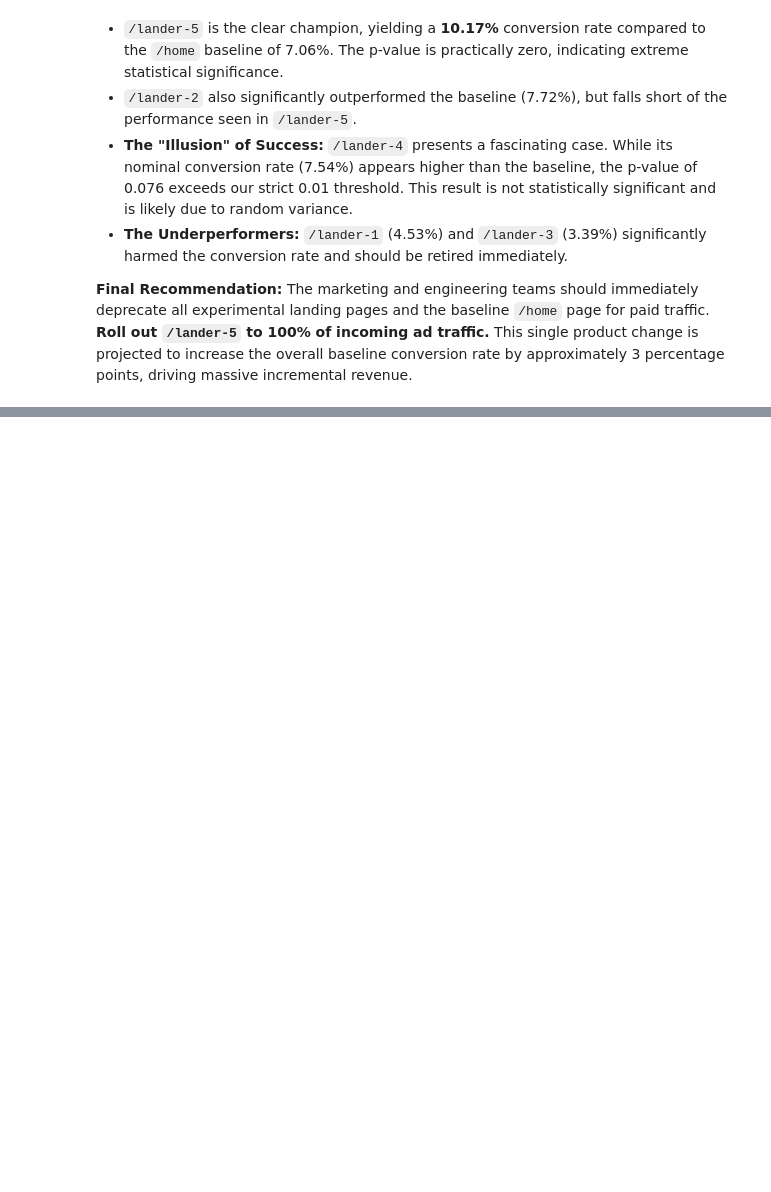
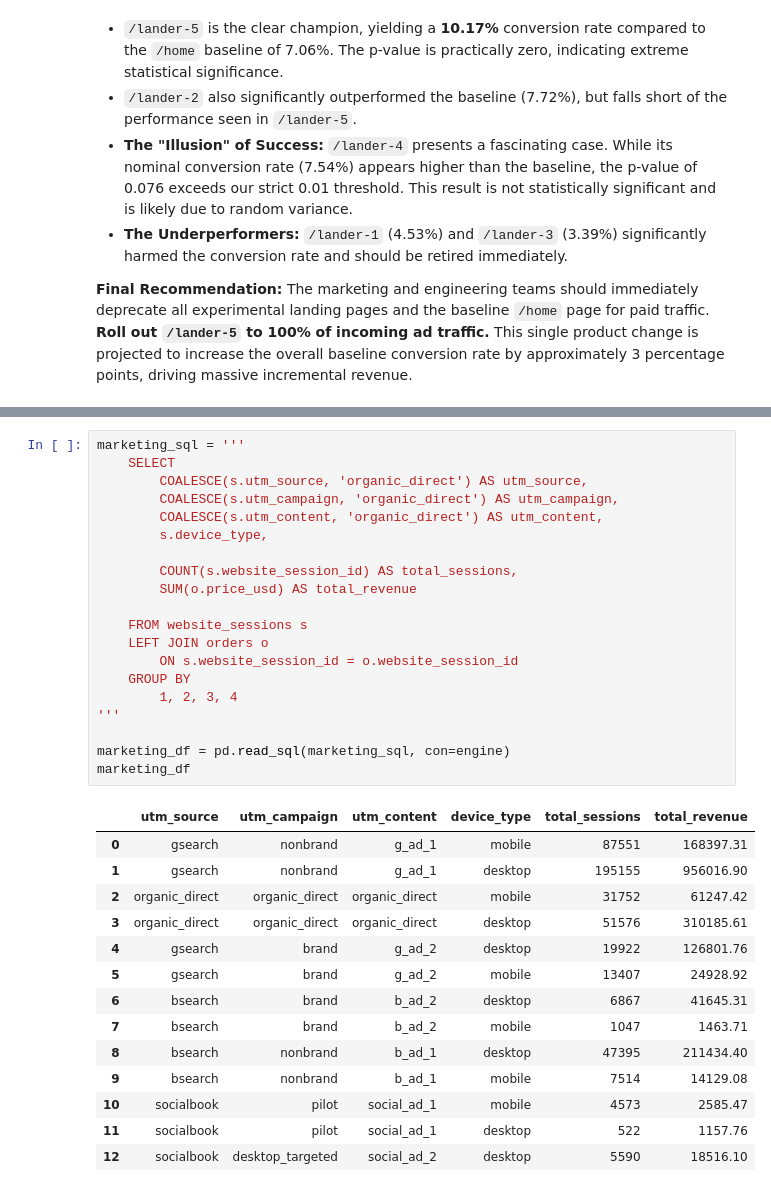
Before and after one commit to Kapustuch/FuzzyFactory-Ecommerce-Analytics, a Jupyter notebook: e-commerce.ipynb, the cells around one changed output, grey strips where cells are left out. Drawn from its saved outputs; the diff is of its cells as text; blank space fills up the shorter version.

```diff
--- a/e-commerce.ipynb
+++ b/e-commerce.ipynb
@@ -584,0 +599,35 @@ The marketing and engineering teams should immediately deprecate all experimenta
+# %%
+marketing_sql = '''
+    SELECT
+        COALESCE(s.utm_source, 'organic_direct') AS utm_source,
+        COALESCE(s.utm_campaign, 'organic_direct') AS utm_campaign,
+        COALESCE(s.utm_content, 'organic_direct') AS utm_content,
+        s.device_type,
+
+        COUNT(s.website_session_id) AS total_sessions,
+        SUM(o.price_usd) AS total_revenue
+
+    FROM website_sessions s
+    LEFT JOIN orders o
+        ON s.website_session_id = o.website_session_id
+    GROUP BY
+        1, 2, 3, 4
+'''
+
+marketing_df = pd.read_sql(marketing_sql, con=engine)
+marketing_df
+# %% [output]
+|  | utm_source | utm_campaign | utm_content | device_type | total_sessions | total_revenue |
+| 0 | gsearch | nonbrand | g_ad_1 | mobile | 87551 | 168397.31 |
+| 1 | gsearch | nonbrand | g_ad_1 | desktop | 195155 | 956016.90 |
+| 2 | organic_direct | organic_direct | organic_direct | mobile | 31752 | 61247.42 |
+| 3 | organic_direct | organic_direct | organic_direct | desktop | 51576 | 310185.61 |
+| 4 | gsearch | brand | g_ad_2 | desktop | 19922 | 126801.76 |
+| 5 | gsearch | brand | g_ad_2 | mobile | 13407 | 24928.92 |
+| 6 | bsearch | brand | b_ad_2 | desktop | 6867 | 41645.31 |
+| 7 | bsearch | brand | b_ad_2 | mobile | 1047 | 1463.71 |
+| 8 | bsearch | nonbrand | b_ad_1 | desktop | 47395 | 211434.40 |
+| 9 | bsearch | nonbrand | b_ad_1 | mobile | 7514 | 14129.08 |
+| 10 | socialbook | pilot | social_ad_1 | mobile | 4573 | 2585.47 |
+| 11 | socialbook | pilot | social_ad_1 | desktop | 522 | 1157.76 |
+| 12 | socialbook | desktop_targeted | social_ad_2 | desktop | 5590 | 18516.10 |
```
Also changed, not shown: parts of 12 cells of this notebook.
